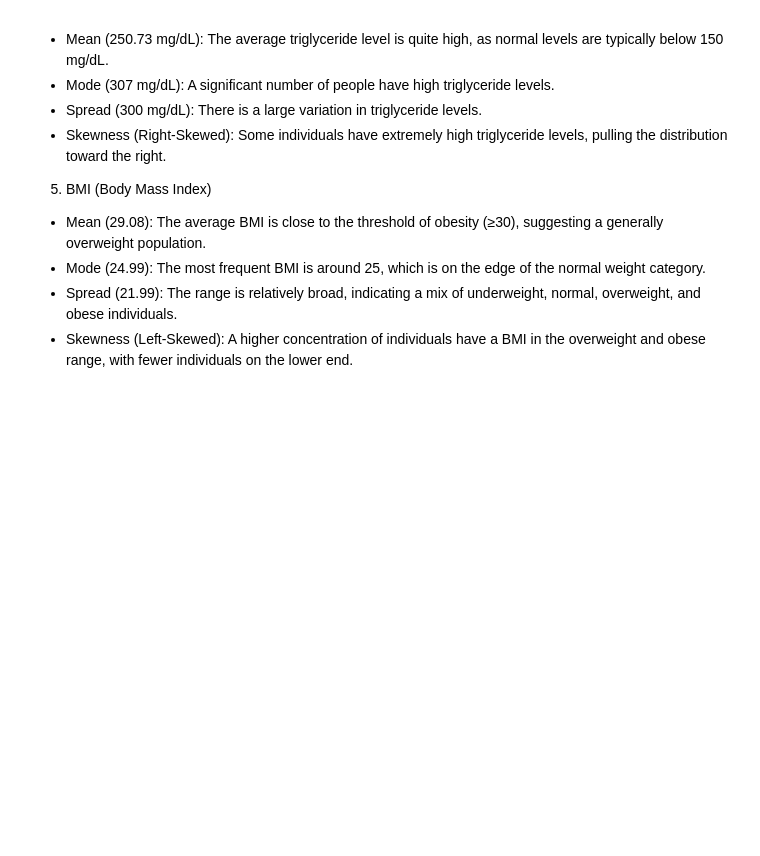
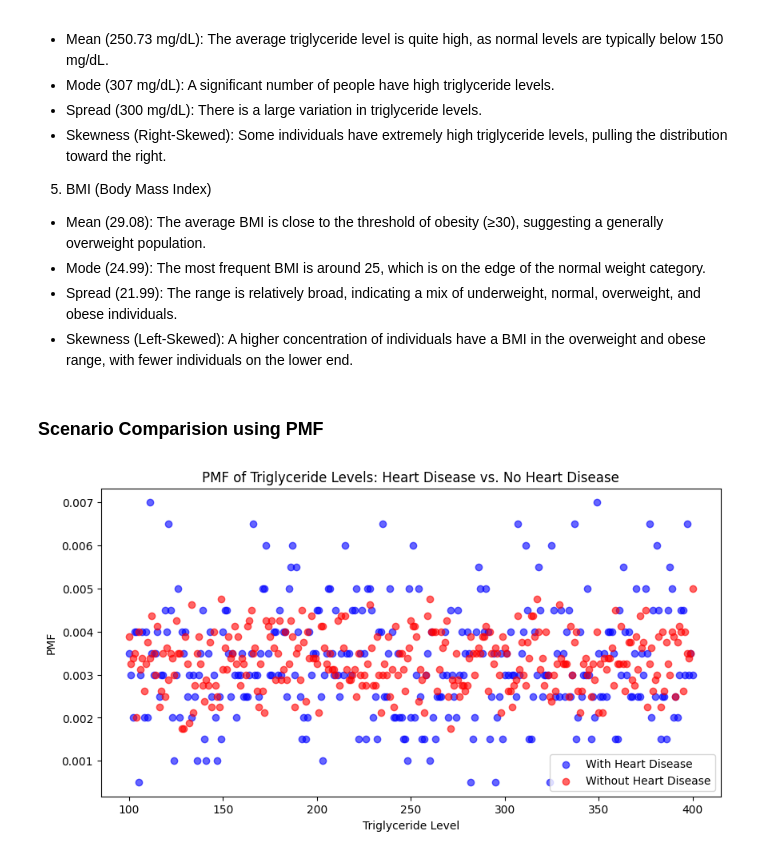
Before and after one commit to surenther/Bellevue-EDA, a Jupyter notebook: Project/Suren.ipynb, the cells around one changed output. Cells and saved outputs as stored; diff of their text form; code cells hidden in the pictures; blank space fills up the shorter version.

```diff
--- a/Project/Suren.ipynb
+++ b/Project/Suren.ipynb
@@ -132,3 +132,31 @@ Blood Pressure:
 - Mode (24.99): The most frequent BMI is around 25, which is on the edge of the normal weight category.
 - Spread (21.99): The range is relatively broad, indicating a mix of underweight, normal, overweight, and obese individuals.
 - Skewness (Left-Skewed): A higher concentration of individuals have a BMI in the overweight and obese range, with fewer individuals on the lower end.
+# %% [markdown]
+### Scenario Comparision using PMF
+# %%
+# Define the two scenarios
+group_1 = df[df['Heart Disease Status'] == 'Yes']['Triglyceride Level']
+group_2 = df[df['Heart Disease Status'] == 'No']['Triglyceride Level']
+
+# Function to compute PMF
+def compute_pmf(data):
+    values, counts = np.unique(data, return_counts=True)
+    pmf = counts / counts.sum()
+    return values, pmf
+
+# Compute PMF for both scenarios
+values_1, pmf_1 = compute_pmf(group_1)
+values_2, pmf_2 = compute_pmf(group_2)
+
+# Plot the PMFs
+plt.figure(figsize=(10, 5))
+plt.scatter(values_1, pmf_1, color='blue', alpha=0.6, label='With Heart Disease')
+plt.scatter(values_2, pmf_2, color='red', alpha=0.6, label='Without Heart Disease')
+plt.xlabel('Triglyceride Level')
+plt.ylabel('PMF')
+plt.title('PMF of Triglyceride Levels: Heart Disease vs. No Heart Disease')
+plt.legend()
+plt.show()
+# %% [output]
+[figure, added]
```
Also changed, not shown: parts of 3 cells of this notebook.
